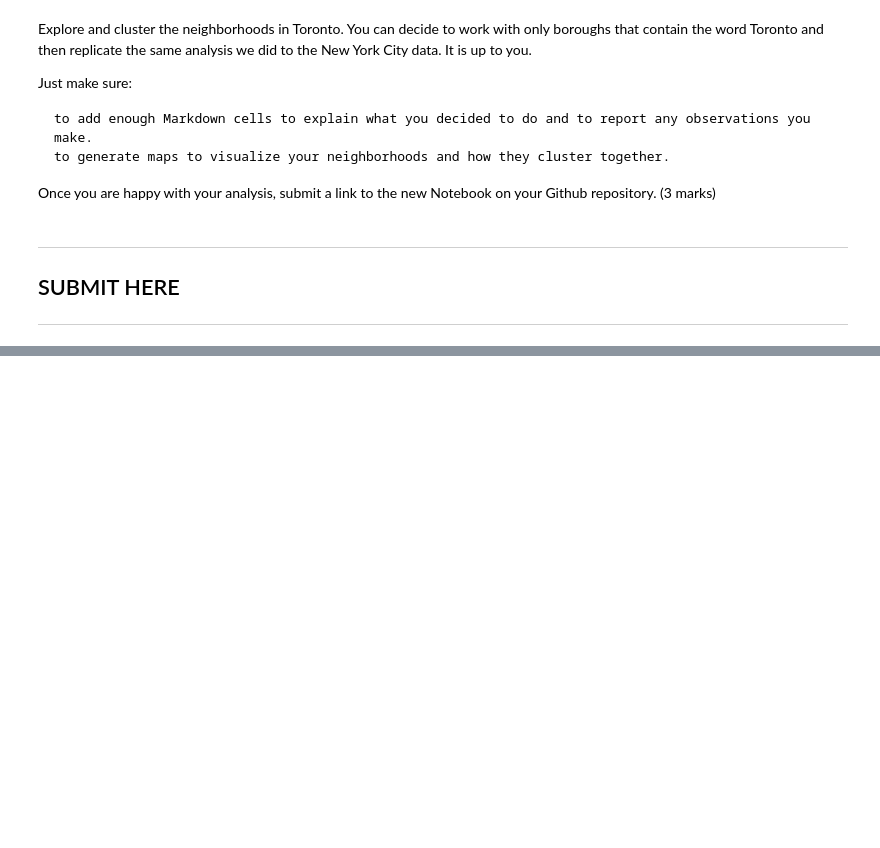
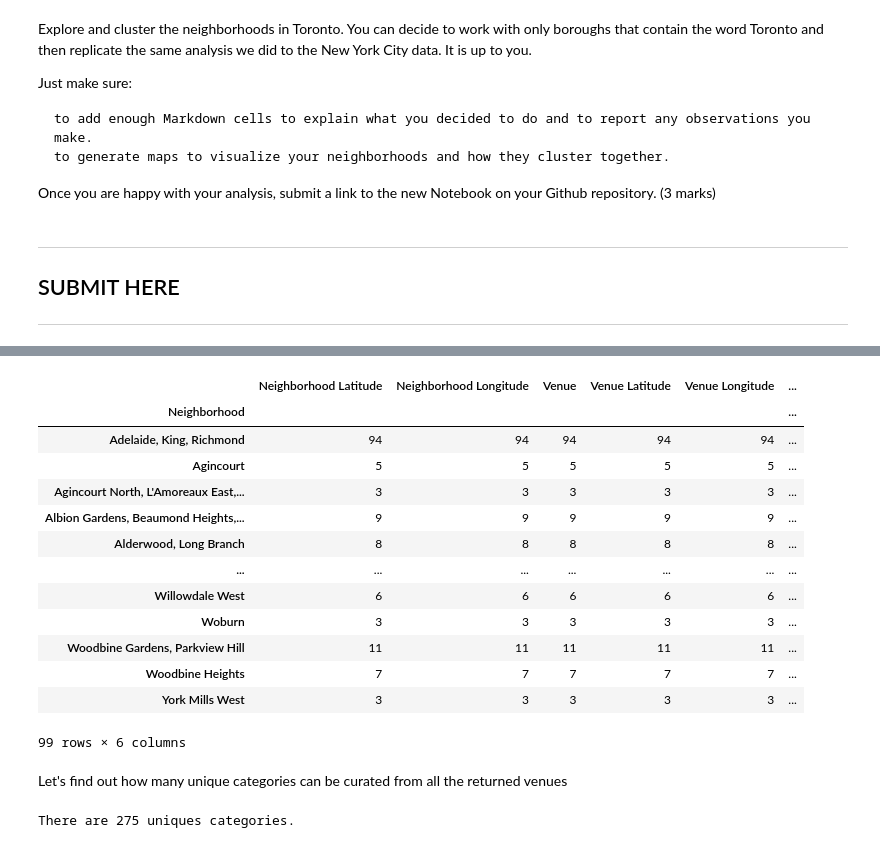
Before and after one commit to alinasansevich/Coursera_Capstone, a Jupyter notebook: Clustering-Neighborhoods-in-Toronto.ipynb, the cells around one changed output, grey strips where cells are left out. Cells and saved outputs as stored; diff of their text form; code cells hidden in the pictures; blank space fills up the shorter version.

Commit message:
Wrangling data before clustering.

```diff
--- a/Clustering-Neighborhoods-in-Toronto.ipynb
+++ b/Clustering-Neighborhoods-in-Toronto.ipynb
@@ -275,0 +451,34 @@ Once you are happy with your analysis, submit a link to the new Notebook on your
+# %%
+def getNearbyVenues(names, latitudes, longitudes, radius=500):
+    """ names, latitudes, longitudes are columns from a dataframe. """
+    venues_list = []
+    for name, lat, lng in zip(names, latitudes, longitudes):
+        print(name)
+        # create the API request URL
+        url = 'https://api.foursquare.com/v2/venues/explore?&client_id={}&client_secret={}&v={}&ll={},{}&radius={}&limit={}'.format(
+            CLIENT_ID,
+            CLIENT_SECRET,
+            VERSION,
+            lat,
+            lng,
+            radius,
+            LIMIT)
+        # make the GET request
+        results = requests.get(url).json()["response"]['groups'][0]['items']
+        # return only relevant information for each nearby venue
+        venues_list.append([(name, lat, lng,
+            v['venue']['name'],
+            v['venue']['location']['lat'],
+            v['venue']['location']['lng'],
+            v['venue']['categories'][0]['name']) for v in results])
+
+    nearby_venues = pd.DataFrame([item for venue_list in venues_list for item in venue_list])
+    nearby_venues.columns = ['Neighborhood',
+                  'Neighborhood Latitude',
+                  'Neighborhood Longitude',
+                  'Venue',
+                  'Venue Latitude',
+                  'Venue Longitude',
+                  'Venue Category']
+
+    return(nearby_venues)
@@ -275,0 +519,25 @@ Once you are happy with your analysis, submit a link to the new Notebook on your
+# %%
+# Let's check how many venues were returned for each neighborhood
+toronto_venues.groupby('Neighborhood').count()
+# %% [output]
+|  | Neighborhood Latitude | Neighborhood Longitude | Venue | Venue Latitude | Venue Longitude | ... |
+| Neighborhood |  |  |  |  |  | ... |
+| Adelaide, King, Richmond | 94 | 94 | 94 | 94 | 94 | ... |
+| Agincourt | 5 | 5 | 5 | 5 | 5 | ... |
+| Agincourt North, L'Amoreaux East,... | 3 | 3 | 3 | 3 | 3 | ... |
+| Albion Gardens, Beaumond Heights,... | 9 | 9 | 9 | 9 | 9 | ... |
+| Alderwood, Long Branch | 8 | 8 | 8 | 8 | 8 | ... |
+| ... | ... | ... | ... | ... | ... | ... |
+| Willowdale West | 6 | 6 | 6 | 6 | 6 | ... |
+| Woburn | 3 | 3 | 3 | 3 | 3 | ... |
+| Woodbine Gardens, Parkview Hill | 11 | 11 | 11 | 11 | 11 | ... |
+| Woodbine Heights | 7 | 7 | 7 | 7 | 7 | ... |
+| York Mills West | 3 | 3 | 3 | 3 | 3 | ... |
+99 rows × 6 columns
+# %% [markdown]
+
+Let's find out how many unique categories can be curated from all the returned venues
+# %%
+print('There are {} uniques categories.'.format(len(toronto_venues['Venue Category'].unique())))
+# %% [output]
+There are 275 uniques categories.
```
Also changed, not shown: parts of 27 cells of this notebook.
